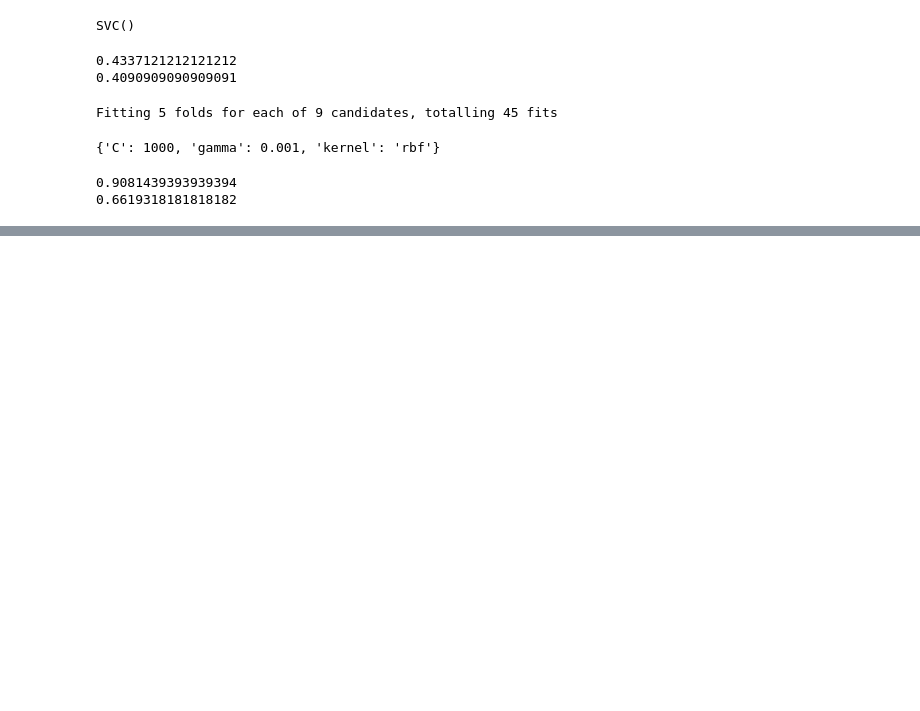
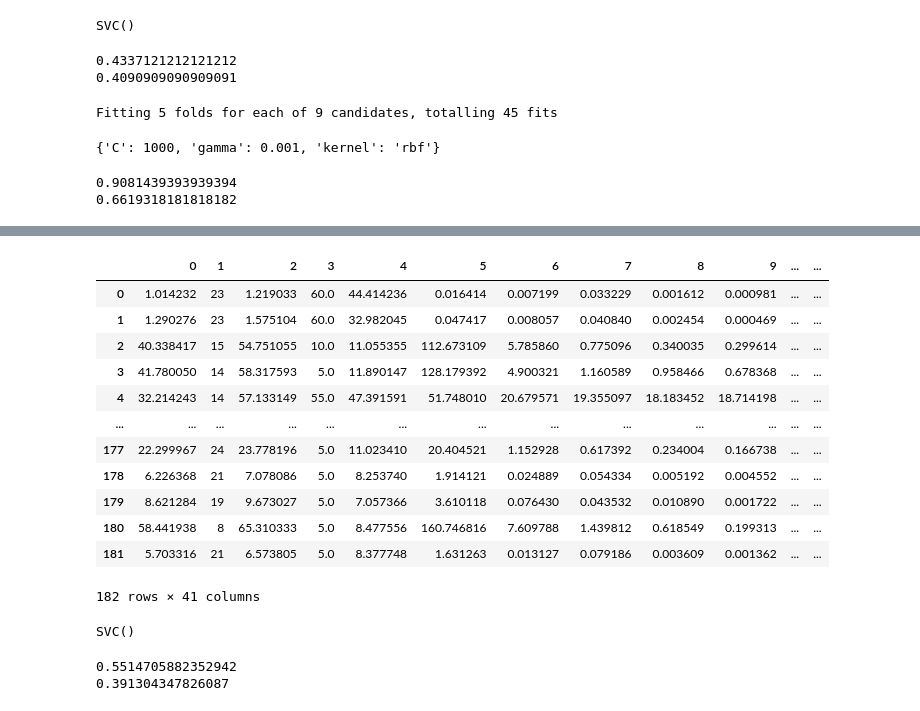
Before and after one commit to NeuroTech-UCSD/aeroMus, a Jupyter notebook: notebooks/classification_model.ipynb, the cells around one changed output, grey strips where cells are left out. Saved outputs shown, nothing was run; the diff lists cells and outputs as text; code cells hidden in the pictures; blank space fills up the shorter version.

```diff
--- a/notebooks/classification_model.ipynb
+++ b/notebooks/classification_model.ipynb
@@ -230,0 +285,59 @@ with open('../data/models/SVC.pkl','wb') as f:
+# %%
+# metric calculations
+
+def compute_metrics(data):
+
+    # time domain
+    tfuncs = [mean_absolute_value, slope_sign_changes, root_mean_square]
+
+    # freq domain
+    freq, power = periodogram(data, 250)
+    ffuncs = [median_frequency, mean_frequency]
+
+    return [f(data) for f in tfuncs] + [f(power, freq) for f in ffuncs] + calculate_average_power(power, freq)
+# %%
+# create features based on 0.2 seconds (50 rows) of data points
+
+window_size = 50
+i = 0
+feats = []
+# loop through 50 data points at a time
+while i + window_size < len(df):
+    # select data of interest
+    raw_data = df.iloc[i:i + window_size]
+
+    # if the data is between rest and a motion, don't include it
+    if len(raw_data['label'].unique()) > 1:
+        i += window_size
+        continue
+
+    # loop through all pairs of channels and transform, filter, and compute metrics
+    all_channel_metrics = []
+    for e in range(1,9,2):
+        sig = tripolar_laplacian(raw_data[e], raw_data[e+1])
+        filtered_sig = filter_emg(np.array(sig), 250)
+
+        metrics = compute_metrics(filtered_sig)
+
+        all_channel_metrics.extend(metrics)
+
+    # add metrics plus label to matrix and go next
+    feats.append(all_channel_metrics + [raw_data['label'].unique()[0]])
+    i += window_size
+# %%
+feature_df = pd.DataFrame(feats)
+feature_df
+# %% [output]
+|  | 0 | 1 | 2 | 3 | 4 | 5 | 6 | 7 | 8 | 9 | ... | ... |
+| 0 | 1.014232 | 23 | 1.219033 | 60.0 | 44.414236 | 0.016414 | 0.007199 | 0.033229 | 0.001612 | 0.000981 | ... | ... |
+| 1 | 1.290276 | 23 | 1.575104 | 60.0 | 32.982045 | 0.047417 | 0.008057 | 0.040840 | 0.002454 | 0.000469 | ... | ... |
+| 2 | 40.338417 | 15 | 54.751055 | 10.0 | 11.055355 | 112.673109 | 5.785860 | 0.775096 | 0.340035 | 0.299614 | ... | ... |
+| 3 | 41.780050 | 14 | 58.317593 | 5.0 | 11.890147 | 128.179392 | 4.900321 | 1.160589 | 0.958466 | 0.678368 | ... | ... |
+| 4 | 32.214243 | 14 | 57.133149 | 55.0 | 47.391591 | 51.748010 | 20.679571 | 19.355097 | 18.183452 | 18.714198 | ... | ... |
+| ... | ... | ... | ... | ... | ... | ... | ... | ... | ... | ... | ... | ... |
+| 177 | 22.299967 | 24 | 23.778196 | 5.0 | 11.023410 | 20.404521 | 1.152928 | 0.617392 | 0.234004 | 0.166738 | ... | ... |
+| 178 | 6.226368 | 21 | 7.078086 | 5.0 | 8.253740 | 1.914121 | 0.024889 | 0.054334 | 0.005192 | 0.004552 | ... | ... |
+| 179 | 8.621284 | 19 | 9.673027 | 5.0 | 7.057366 | 3.610118 | 0.076430 | 0.043532 | 0.010890 | 0.001722 | ... | ... |
+| 180 | 58.441938 | 8 | 65.310333 | 5.0 | 8.477556 | 160.746816 | 7.609788 | 1.439812 | 0.618549 | 0.199313 | ... | ... |
+| 181 | 5.703316 | 21 | 6.573805 | 5.0 | 8.377748 | 1.631263 | 0.013127 | 0.079186 | 0.003609 | 0.001362 | ... | ... |
+182 rows × 41 columns
@@ -230,0 +349,12 @@ with open('../data/models/SVC.pkl','wb') as f:
+# %%
+# SVM
+model = SVC()
+model.fit(X_train, y_train)
+# %% [output]
+SVC()
+# %%
+print(model.score(X_train, y_train))
+print(model.score(X_test, y_test))
+# %% [output]
+0.5514705882352942
+0.391304347826087
```
Also changed, not shown: parts of 29 cells of this notebook, 1 other file.
